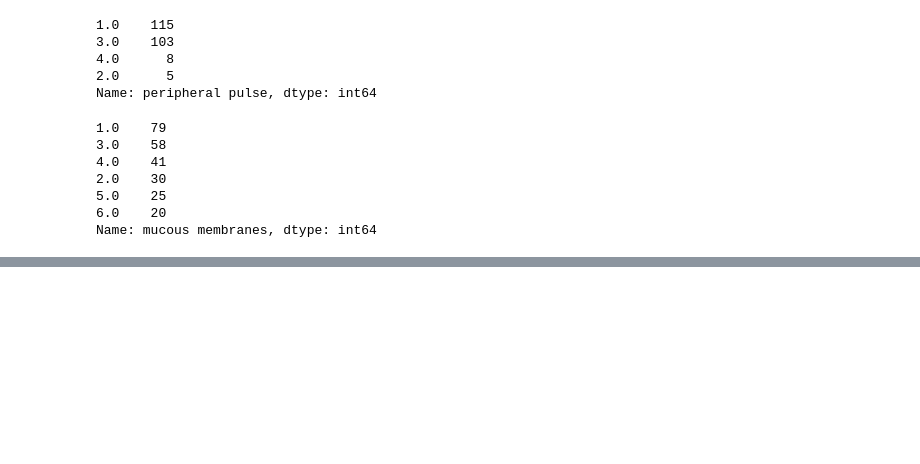
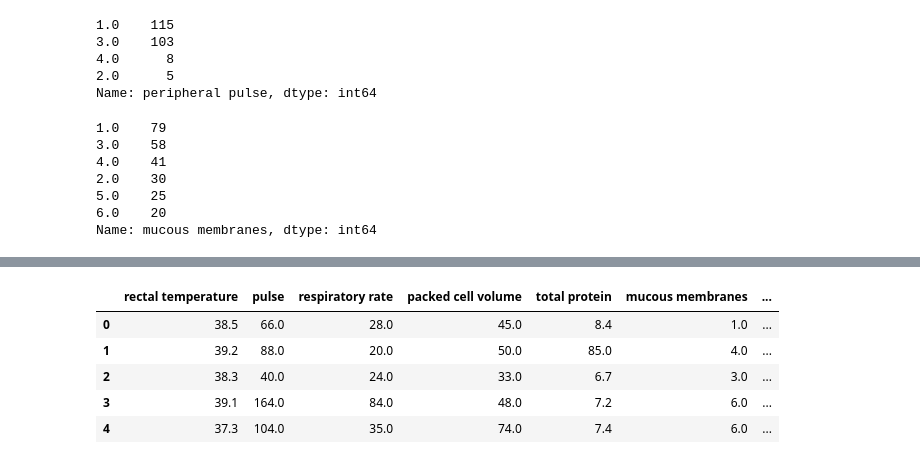
Before and after one commit to kuna728/horse-colic-ml, a Jupyter notebook: horse-colic.ipynb, the cells around one changed output, grey strips where cells are left out. Saved outputs shown, nothing was run; the diff lists cells and outputs as text; code cells hidden in the pictures; blank space fills up the shorter version.

```diff
--- a/horse-colic.ipynb
+++ b/horse-colic.ipynb
@@ -188,0 +411,29 @@ Name: capillary refill time, dtype: int64
+# %%
+from sklearn.compose import ColumnTransformer
+from sklearn.impute import SimpleImputer, KNNImputer
+
+#these columns will be imputed with a mean
+continuousColumns = ['rectal temperature', 'pulse', 'respiratory rate', 'packed cell volume', 'total protein', ]
+#these columns will be imputed with a median
+discreteColumns = ['mucous membranes', 'capillary refill time', 'pain', 'peristalsis', 'nasogastric tube', 'nasogastric reflux', 'rectal examination - feces', 'abdomen', ]
+#this column will be imputed with a KNN because its marked as an important parameter
+knnColumns = ['abdominal distension']
+
+fillNaTransformer = ColumnTransformer([
+    ('fillWithMean', SimpleImputer(strategy='mean'), continuousColumns),
+    ('fillWithMedian', SimpleImputer(strategy="most_frequent"), discreteColumns),
+    ('fillWithKnn', KNNImputer(n_neighbors=3), knnColumns)
+], remainder="passthrough")
+
+result = fillNaTransformer.fit_transform(horse_colic_train_cp)
+column_names = [name[name.index('__')+2:] for name in fillNaTransformer.get_feature_names_out()]
+
+horse_colic_train_cp = pd.DataFrame(result, columns = column_names)
+horse_colic_train_cp.head()
+# %% [output]
+|  | rectal temperature | pulse | respiratory rate | packed cell volume | total protein | mucous membranes | ... |
+| 0 | 38.5 | 66.0 | 28.0 | 45.0 | 8.4 | 1.0 | ... |
+| 1 | 39.2 | 88.0 | 20.0 | 50.0 | 85.0 | 4.0 | ... |
+| 2 | 38.3 | 40.0 | 24.0 | 33.0 | 6.7 | 3.0 | ... |
+| 3 | 39.1 | 164.0 | 84.0 | 48.0 | 7.2 | 6.0 | ... |
+| 4 | 37.3 | 104.0 | 35.0 | 74.0 | 7.4 | 6.0 | ... |
```
Also changed, not shown: parts of 40 cells of this notebook, 1 other file.
